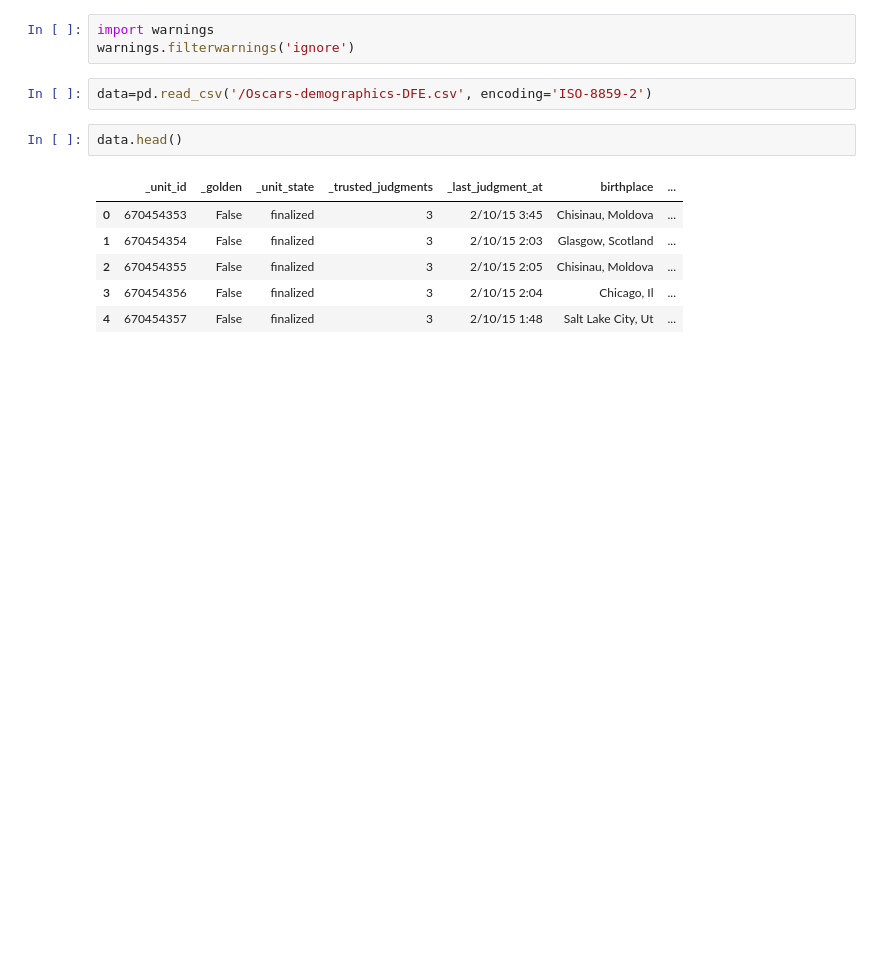
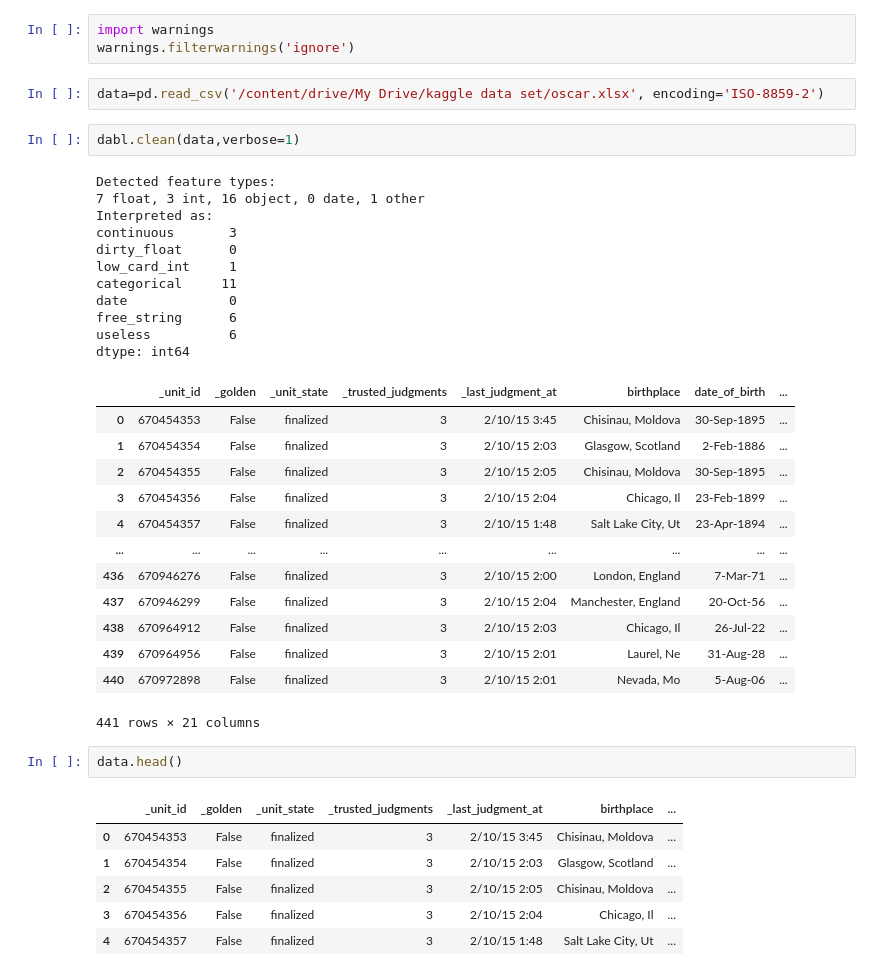
Before and after one commit to krishnatejavv/visualization, a Jupyter notebook: oscar_awards_analysis.ipynb, the cells around one changed output. Saved outputs shown, nothing was run; the diff lists cells and outputs as text; blank space fills up the shorter version.

```diff
--- a/oscar_awards_analysis.ipynb
+++ b/oscar_awards_analysis.ipynb
@@ -11,7 +59,34 @@ from plotly.offline import init_notebook_mode, iplot
 import warnings
 warnings.filterwarnings('ignore')
 # %%
-data=pd.read_csv('/Oscars-demographics-DFE.csv', encoding='ISO-8859-2')
+data=pd.read_csv('/content/drive/My Drive/kaggle data set/oscar.xlsx', encoding='ISO-8859-2')
+# %%
+dabl.clean(data,verbose=1)
+# %% [output]
+Detected feature types:
+7 float, 3 int, 16 object, 0 date, 1 other
+Interpreted as:
+continuous       3
+dirty_float      0
+low_card_int     1
+categorical     11
+date             0
+free_string      6
+useless          6
+dtype: int64
+|  | _unit_id | _golden | _unit_state | _trusted_judgments | _last_judgment_at | birthplace | date_of_birth | ... |
+| 0 | 670454353 | False | finalized | 3 | 2/10/15 3:45 | Chisinau, Moldova | 30-Sep-1895 | ... |
+| 1 | 670454354 | False | finalized | 3 | 2/10/15 2:03 | Glasgow, Scotland | 2-Feb-1886 | ... |
+| 2 | 670454355 | False | finalized | 3 | 2/10/15 2:05 | Chisinau, Moldova | 30-Sep-1895 | ... |
+| 3 | 670454356 | False | finalized | 3 | 2/10/15 2:04 | Chicago, Il | 23-Feb-1899 | ... |
+| 4 | 670454357 | False | finalized | 3 | 2/10/15 1:48 | Salt Lake City, Ut | 23-Apr-1894 | ... |
+| ... | ... | ... | ... | ... | ... | ... | ... | ... |
+| 436 | 670946276 | False | finalized | 3 | 2/10/15 2:00 | London, England | 7-Mar-71 | ... |
+| 437 | 670946299 | False | finalized | 3 | 2/10/15 2:04 | Manchester, England | 20-Oct-56 | ... |
+| 438 | 670964912 | False | finalized | 3 | 2/10/15 2:03 | Chicago, Il | 26-Jul-22 | ... |
+| 439 | 670964956 | False | finalized | 3 | 2/10/15 2:01 | Laurel, Ne | 31-Aug-28 | ... |
+| 440 | 670972898 | False | finalized | 3 | 2/10/15 2:01 | Nevada, Mo | 5-Aug-06 | ... |
+441 rows × 21 columns
 # %%
 data.head()
 # %% [output]
```
Also changed, not shown: parts of 10 cells of this notebook.
